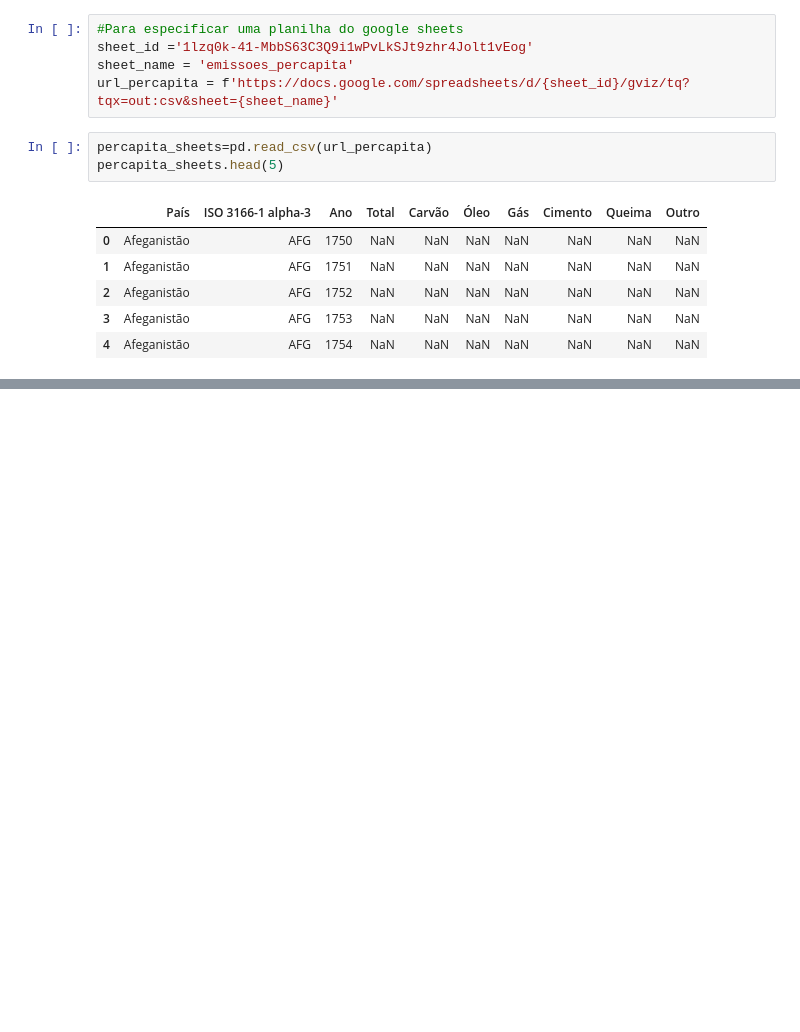
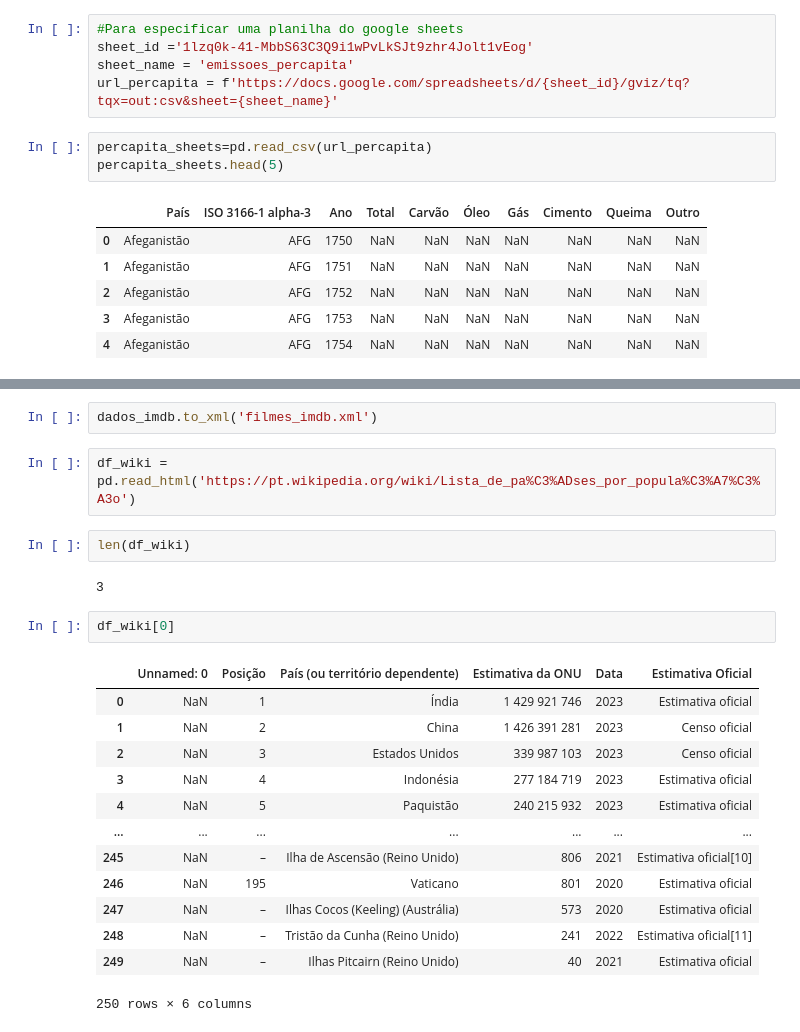
Before and after one commit to rtmazzeo/Pandas-Python, a Jupyter notebook: cursos_pandas/aula002.ipynb, the cells around one changed output, grey strips where cells are left out. Cells and saved outputs as stored; diff of their text form; blank space fills up the shorter version.

```diff
--- a/cursos_pandas/aula002.ipynb
+++ b/cursos_pandas/aula002.ipynb
@@ -121,0 +213,24 @@ percapita_sheets.head(5)
+# %%
+dados_imdb.to_xml('filmes_imdb.xml')
+# %%
+df_wiki = pd.read_html('https://pt.wikipedia.org/wiki/Lista_de_pa%C3%ADses_por_popula%C3%A7%C3%A3o')
+# %%
+len(df_wiki)
+# %% [output]
+3
+# %%
+df_wiki[0]
+# %% [output]
+|  | Unnamed: 0 | Posição | País (ou território dependente) | Estimativa da ONU | Data | Estimativa Oficial |
+| 0 | NaN | 1 | Índia | 1 429 921 746 | 2023 | Estimativa oficial |
+| 1 | NaN | 2 | China | 1 426 391 281 | 2023 | Censo oficial |
+| 2 | NaN | 3 | Estados Unidos | 339 987 103 | 2023 | Censo oficial |
+| 3 | NaN | 4 | Indonésia | 277 184 719 | 2023 | Estimativa oficial |
+| 4 | NaN | 5 | Paquistão | 240 215 932 | 2023 | Estimativa oficial |
+| ... | ... | ... | ... | ... | ... | ... |
+| 245 | NaN | – | Ilha de Ascensão (Reino Unido) | 806 | 2021 | Estimativa oficial[10] |
+| 246 | NaN | 195 | Vaticano | 801 | 2020 | Estimativa oficial |
+| 247 | NaN | – | Ilhas Cocos (Keeling) (Austrália) | 573 | 2020 | Estimativa oficial |
+| 248 | NaN | – | Tristão da Cunha (Reino Unido) | 241 | 2022 | Estimativa oficial[11] |
+| 249 | NaN | – | Ilhas Pitcairn (Reino Unido) | 40 | 2021 | Estimativa oficial |
+250 rows × 6 columns
```
Also changed, not shown: parts of 21 cells of this notebook.
